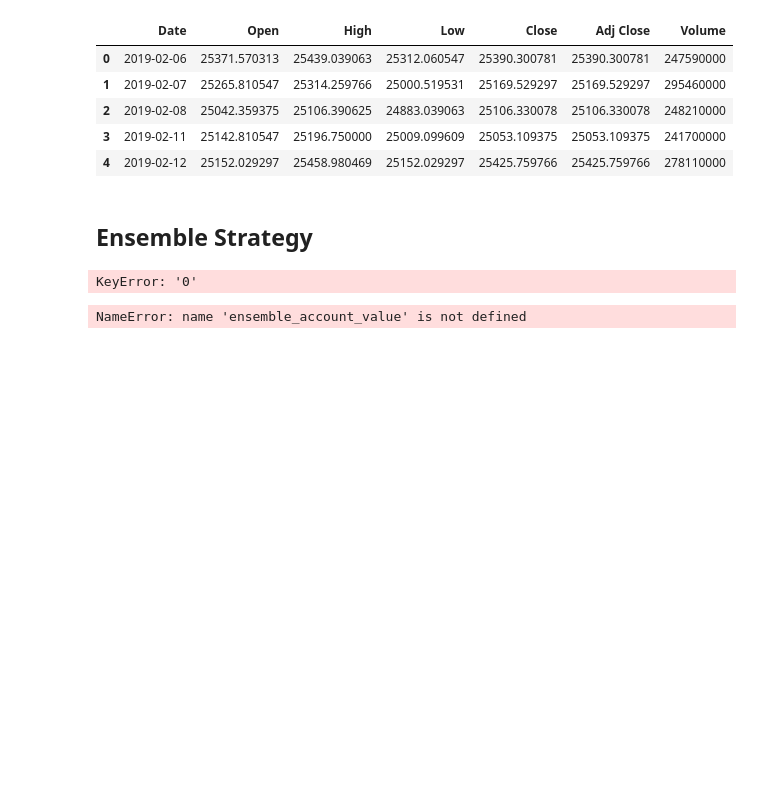
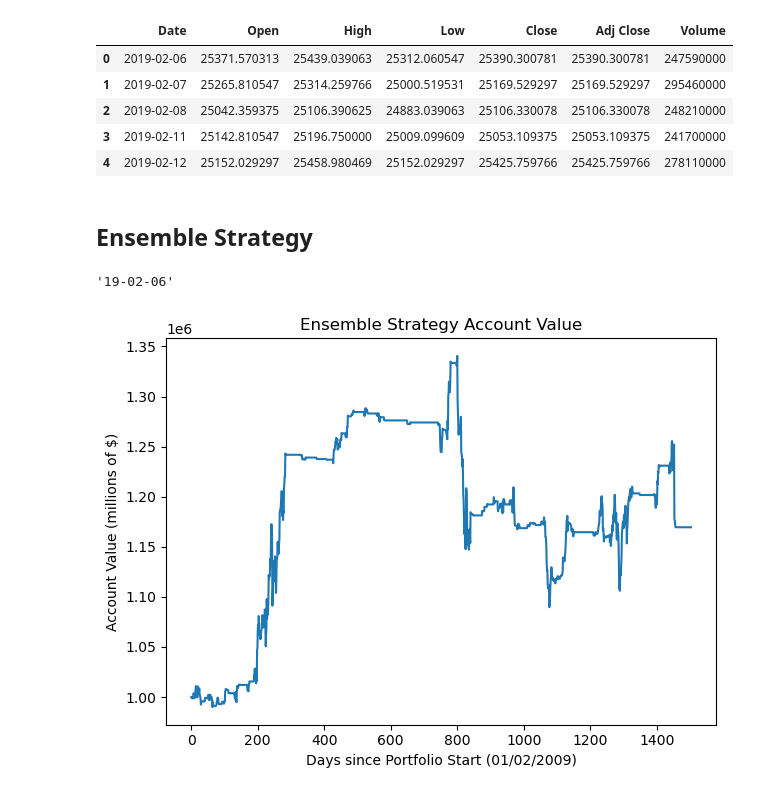
Before and after one commit to 5H1V/DS669_FinalProject, a Jupyter notebook: backtesting.ipynb, the cells around one changed output. Drawn from its saved outputs; the diff is of its cells as text; code cells hidden in the pictures; blank space fills up the shorter version.

```diff
--- a/backtesting.ipynb
+++ b/backtesting.ipynb
@@ -109,11 +99,16 @@ df_trade_date = pd.DataFrame({'datadate':unique_trade_date})
-# %%
-ensemble_account_value = get_account_value('ensemble')
-# %% [output]
-KeyError: '0'
-# %%
-ensemble_account_value.account_value.plot()
-# %% [output]
-NameError: name 'ensemble_account_value' is not defined
+# %%
+ensemble_account_value.Date[0][2:]
+# %% [output]
+'19-02-06'
+# %%
+matplotlib.pyplot.plot(ensemble_account_value.account_value)
+matplotlib.pyplot.xlabel('Days since Portfolio Start (01/02/2009)')
+matplotlib.pyplot.ylabel('Account Value (millions of $)')
+matplotlib.pyplot.title('Ensemble Strategy Account Value')
+matplotlib.pyplot.tight_layout()
+matplotlib.pyplot.show()
+# %% [output]
+[figure, added]
 # %%
 ensemble_account_value = get_daily_return(ensemble_account_value)
 # %% [output]
```
Also changed, not shown: parts of 13 cells of this notebook, 50 other files.
